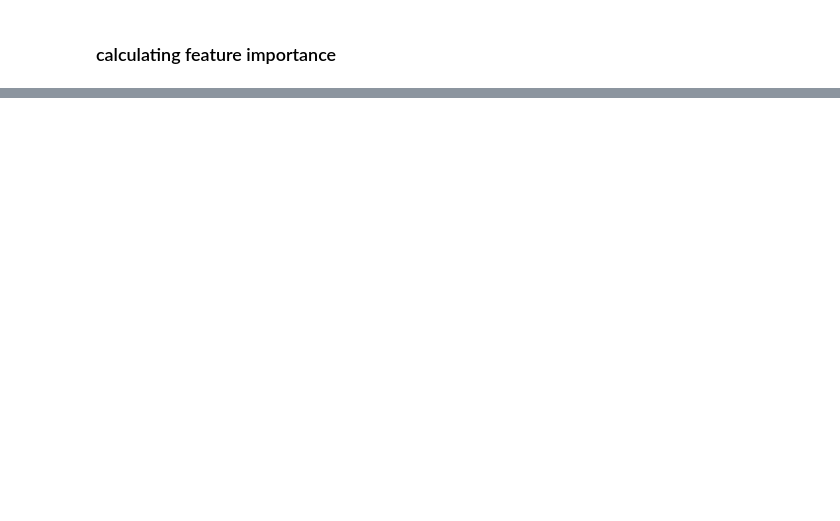
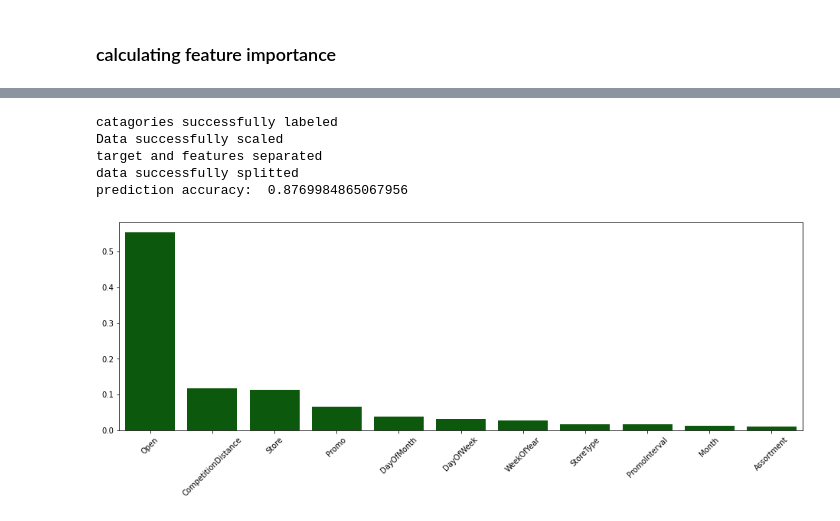
Before and after one commit to benbel376/time-series-data-sales-prediction, a Jupyter notebook: notebooks/machine_learning_modeling.ipynb, the cells around one changed output, grey strips where cells are left out. Saved outputs shown, nothing was run; the diff lists cells and outputs as text; code cells hidden in the pictures; blank space fills up the shorter version.

```diff
--- a/notebooks/machine_learning_modeling.ipynb
+++ b/notebooks/machine_learning_modeling.ipynb
@@ -138,0 +131,5 @@ print(result)
+# %%
+## Removing irrelevant features and cusomer
+include_list = ["Sales", 'Month', 'PromoInterval', 'Assortment', 'StoreType','WeekOfYear', 'DayOfWeek', 'DayOfMonth', 'Promo', 'Store', 'CompetitionDistance', 'Open']
+train_2 = train_cl[include_list]
+train_2.info()
@@ -138,0 +156,37 @@ print(result)
+# %%
+# separating numerical and categorical variables
+
+categorical_lis2, numerical_lis2 = DT.sep_cat_num(train_2)
+
+sampled_train_cl2 = train_2.sample(n=100000)
+sets2 = DT.build_pipe(categorical_lis2.columns.to_list()).fit_transform(sampled_train_cl2)
+
+# fitting data using Random Forest Regressor
+model2 = RandomForestRegressor(n_estimators = 100, random_state = 0)
+
+# fit the regressor with x and y data
+model2.fit(sets2[0], sets2[1])
+
+# checking accuracy
+accuracy2 = model2.score(sets2[2], sets2[3])
+print("prediction accuracy: ", accuracy2)
+# %% [output]
+catagories successfully labeled
+Data successfully scaled
+target and features separated
+data successfully splitted
+prediction accuracy:  0.8769984865067956
+# %%
+#features, target= DT.target_feature(train_cl, 0)
+imp_dict = DV.get_importance(model2, train_2)
+features = list(imp_dict.keys())
+importance = list(imp_dict.values())
+plt.figure(figsize=(16,5))
+pal = sns.color_palette("flare", as_cmap=True)
+ax = sns.barplot(features, importance, color="darkgreen")
+ax.invert_xaxis()
+locs, labels = plt.xticks()
+plt.setp(labels, rotation=45)
+plt.show()
+# %% [output]
+[figure, added]
```
Also changed, not shown: parts of 13 cells of this notebook, 3 other files.
